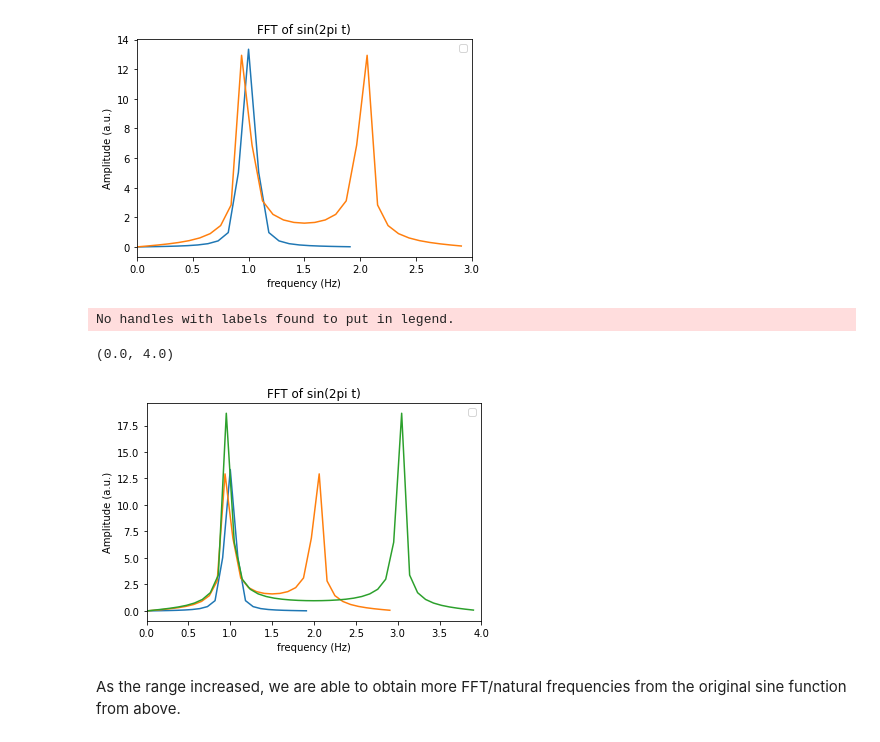
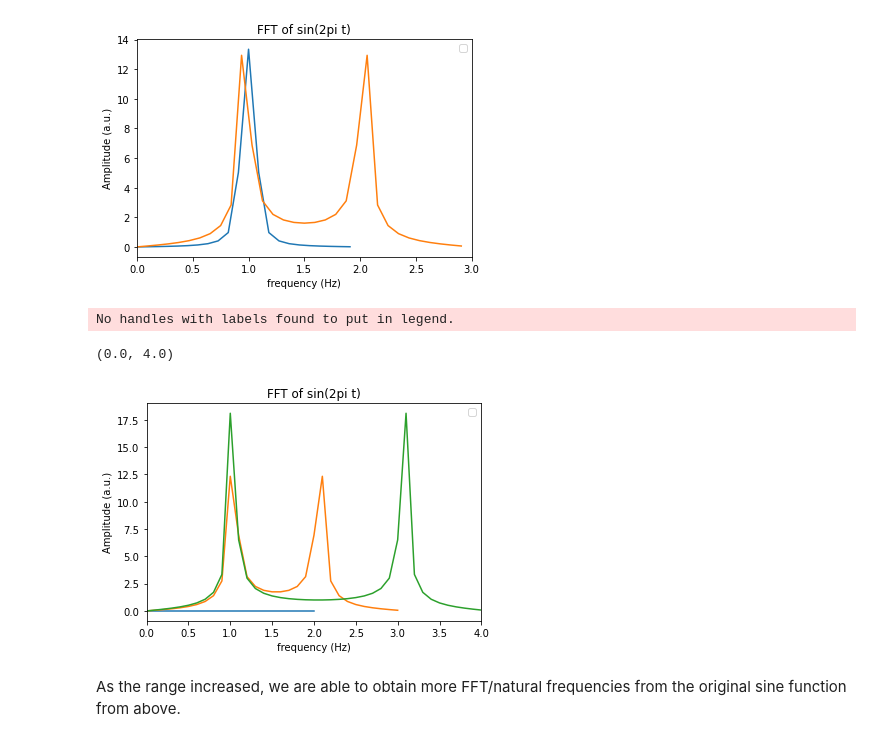
Before and after one commit to cooperrc/uconn_numpy_tutorials, a Jupyter notebook: notebooks/abbash_notebook.ipynb, the cells around one changed output. Drawn from its saved outputs; the diff is of its cells as text; code cells hidden in the pictures.

```diff
--- a/notebooks/abbash_notebook.ipynb
+++ b/notebooks/abbash_notebook.ipynb
@@ -83,21 +83,21 @@ No handles with labels found to put in legend.
 # %%
 for N in [20,30,40]:
     step = (10) / (N+1)
-    t = np.arange(0,10+step, step)
+    t = np.linspace(0,10,N+1)
     func= np.sin(2*np.pi*t)
     FFT= np.fft.fft(func)
     freq_step = (N/time) / len(FFT)
-    freqs = np.arange(0,N/time, freq_step)
+    freqs = np.linspace(0,N/time, len(FFT))
     plt.plot(freqs, np.absolute(FFT))
 plt.xlabel('frequency (Hz)')
 plt.ylabel('Amplitude (a.u.)')
 plt.title('FFT of sin(2pi t)')
 plt.legend()
 plt.xlim((0,4))
 # %% [output]
 No handles with labels found to put in legend.
 (0.0, 4.0)
-[figure, old version]
+[figure, new version]
 # %% [markdown]
 As the range increased, we are able to obtain more FFT/natural frequencies from the original sine function from above.
 # %% [markdown]
```
Also changed, not shown: parts of 5 cells of this notebook, 6 other files.
